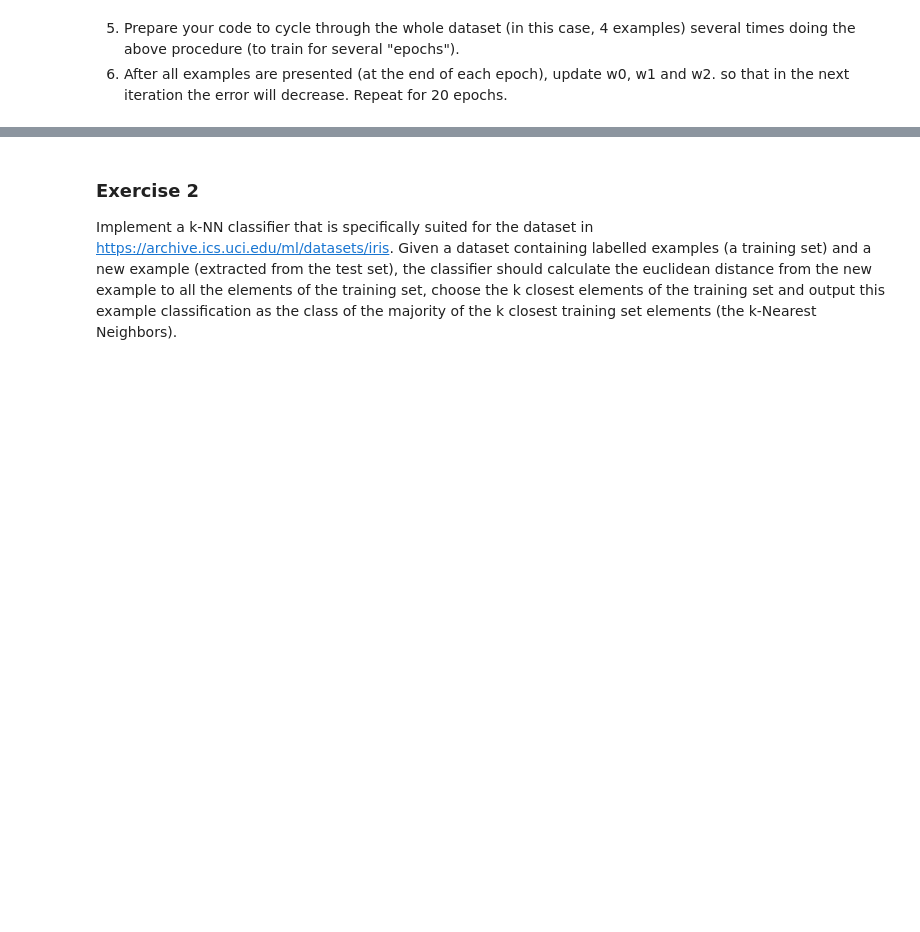
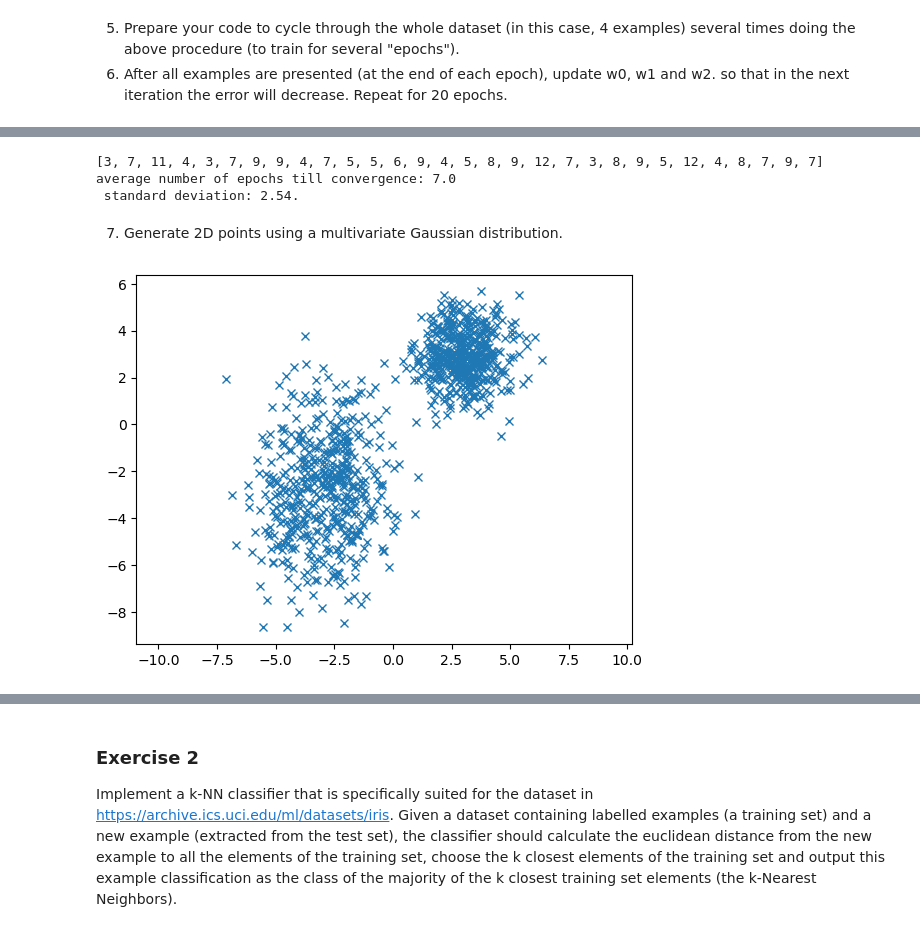
Before and after one commit to jelenameyer/IntroToMachineLearning, a Jupyter notebook: assignments/a2supervised.ipynb, the cells around one changed output, grey strips where cells are left out. Cells and saved outputs as stored; diff of their text form; code cells hidden in the pictures; blank space fills up the shorter version.

```diff
--- a/assignments/a2supervised.ipynb
+++ b/assignments/a2supervised.ipynb
@@ -235,0 +285,80 @@ plt .show()
+# %%
+alpha = 0.05
+listWithNumberEpochs = []
+
+
+for i in range(30):
+    epochsNeeded = 0
+
+    w0 = round(random.random(), 2)
+    w1 = round(random.random(),2)
+    w2 = round(random.random(), 2)
+    d = arrayANDSolution
+    o = np.array((perceptron(w0, w1, w2, arrayBitPatterns)))
+
+    while not np.array_equal(d, o):
+        e = d - o
+        arrayErrorsAndWeights = np.zeros((4,4))
+        position = 0
+        for bitPair in arrayBitPatterns:
+            x1 = bitPair[0]
+            x2 = bitPair[1]
+
+            if e[position] != 0:
+                w0 += alpha * e[position]
+                w1 += alpha * e[position] * x1
+                w2 += alpha * e[position] * x2
+
+            arrayErrorsAndWeights[position] = [e[position], w0, w1, w2]
+            position += 1
+        o = np.array((perceptron(w0, w1, w2, arrayBitPatterns)))
+        epochsNeeded += 1
+
+    listWithNumberEpochs.append(epochsNeeded)
+
+print(listWithNumberEpochs)
+
+average = sum(listWithNumberEpochs) / len(listWithNumberEpochs)
+standardDeviation = np.std(listWithNumberEpochs)
+
+print(f"average number of epochs till convergence: {round(average, 0)} \n standard deviation: {round(standardDeviation, 2)}.")
+# %% [output]
+[3, 7, 11, 4, 3, 7, 9, 9, 4, 7, 5, 5, 6, 9, 4, 5, 8, 9, 12, 7, 3, 8, 9, 5, 12, 4, 8, 7, 9, 7]
+average number of epochs till convergence: 7.0
+ standard deviation: 2.54.
+# %% [markdown]
+7. Generate 2D points using a multivariate Gaussian distribution.
+# %%
+# generate data
+
+mean= [3, 3]
+cov = [[1, 0], [0, 1]]
+a = np.random.multivariate_normal(mean, cov, 500).T
+
+new_col_a = np.zeros((1, a.shape[1]))
+a = np.append(a, new_col_a, axis = 0)
+
+mean= [-3, -3]
+cov = [[2, 0], [0, 5]]
+b = np.random.multivariate_normal(mean, cov, 500).T
+
+new_col_b = np.ones((1, b.shape[1]))
+b = np.append(b, new_col_b, axis = 0)
+
+c = np.concatenate((a, b) , axis = 1)
+c=c.T
+np.random.shuffle(c)
+c=c.T
+
+x = c[0]
+y=c[1]
+labels=c[2]
+plt.plot(x, y, "x")
+plt.axis("equal")
+plt .show()
+
+# save and load data
+np.savetxt("testData.csv", c, delimiter=",")
+data = genfromtxt('testData.csv', delimiter=',')
+# %% [output]
+[figure, added]
```
Also changed, not shown: parts of 18 cells of this notebook, 1 other file.
